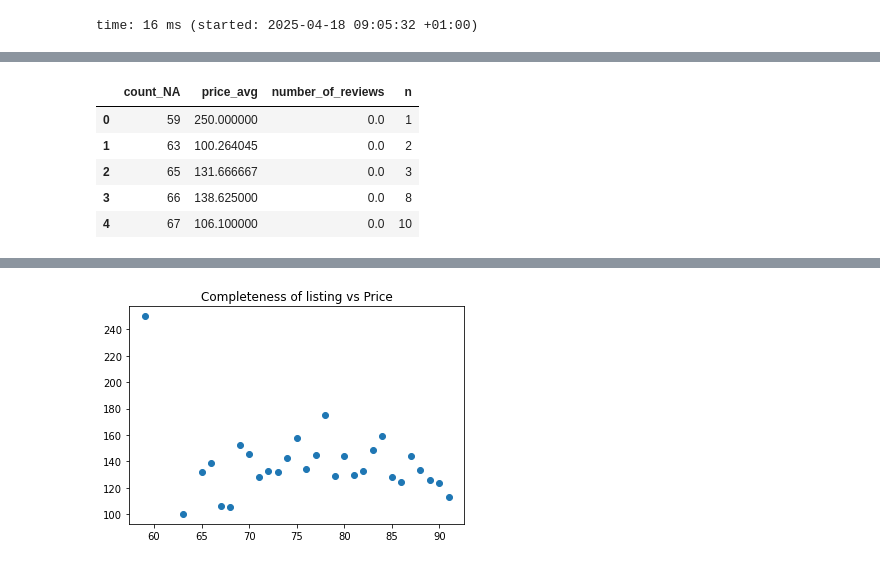
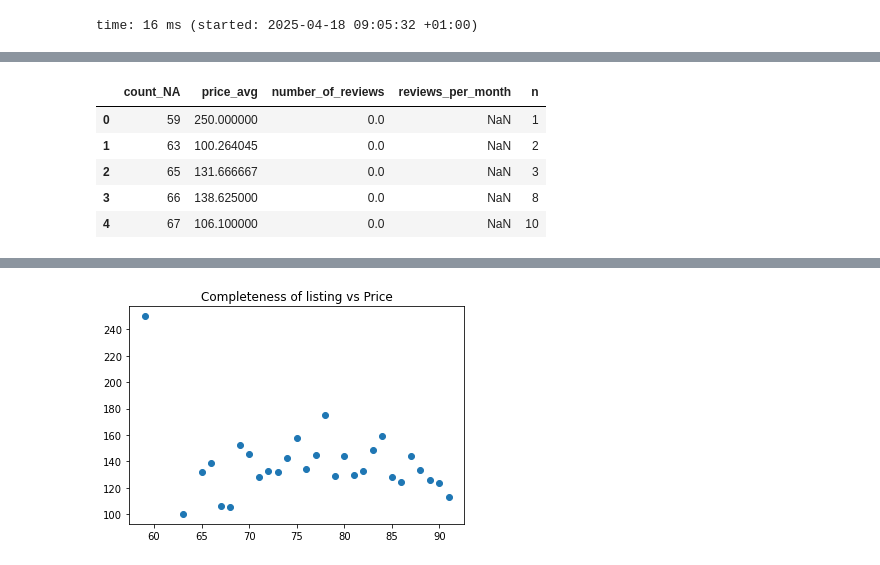
Before and after one commit to norrateng/seattle_airbnb, a Jupyter notebook: Seattle Airbnb.ipynb, the cells around one changed output, grey strips where cells are left out. Saved outputs shown, nothing was run; the diff lists cells and outputs as text; code cells hidden in the pictures.

```diff
--- a/Seattle Airbnb.ipynb
+++ b/Seattle Airbnb.ipynb
@@ -481,30 +481,37 @@ time: 0 ns (started: 2025-04-18 09:06:30 +01:00)
 # %%
 # Get dataframe grouped by count_NA and the average price and number of reviews for each group
 # higher values of count_NA = more completeness of data
 
 NA_price = pd.merge(
     pd.DataFrame(listings3.groupby('count_NA', as_index = False)['price_avg'].mean()),
     pd.DataFrame(listings3.groupby('count_NA', as_index = False)['number_of_reviews'].mean()),
     on='count_NA',
     how='left'
     )
 
 
 NA_price = pd.merge(
     NA_price,
+    pd.DataFrame(listings3.groupby('count_NA', as_index = False)['reviews_per_month'].mean()),
+    on='count_NA',
+    how='left'
+    )
+
+NA_price = pd.merge(
+    NA_price,
     pd.DataFrame(listings3.groupby('count_NA', as_index = False)['listing_id'].count()),
     on='count_NA',
     how='left'
     )
 
 # rename
 NA_price = NA_price.rename(columns = {'listing_id': 'n'})
 
 NA_price.head()
 # %% [output]
-|  | count_NA | price_avg | number_of_reviews | n |
-| 0 | 59 | 250.000000 | 0.0 | 1 |
-| 1 | 63 | 100.264045 | 0.0 | 2 |
-| 2 | 65 | 131.666667 | 0.0 | 3 |
-| 3 | 66 | 138.625000 | 0.0 | 8 |
-| 4 | 67 | 106.100000 | 0.0 | 10 |
+|  | count_NA | price_avg | number_of_reviews | reviews_per_month | n |
+| 0 | 59 | 250.000000 | 0.0 | NaN | 1 |
+| 1 | 63 | 100.264045 | 0.0 | NaN | 2 |
+| 2 | 65 | 131.666667 | 0.0 | NaN | 3 |
+| 3 | 66 | 138.625000 | 0.0 | NaN | 8 |
+| 4 | 67 | 106.100000 | 0.0 | NaN | 10 |
```
Also changed, not shown: parts of 98 cells of this notebook.
